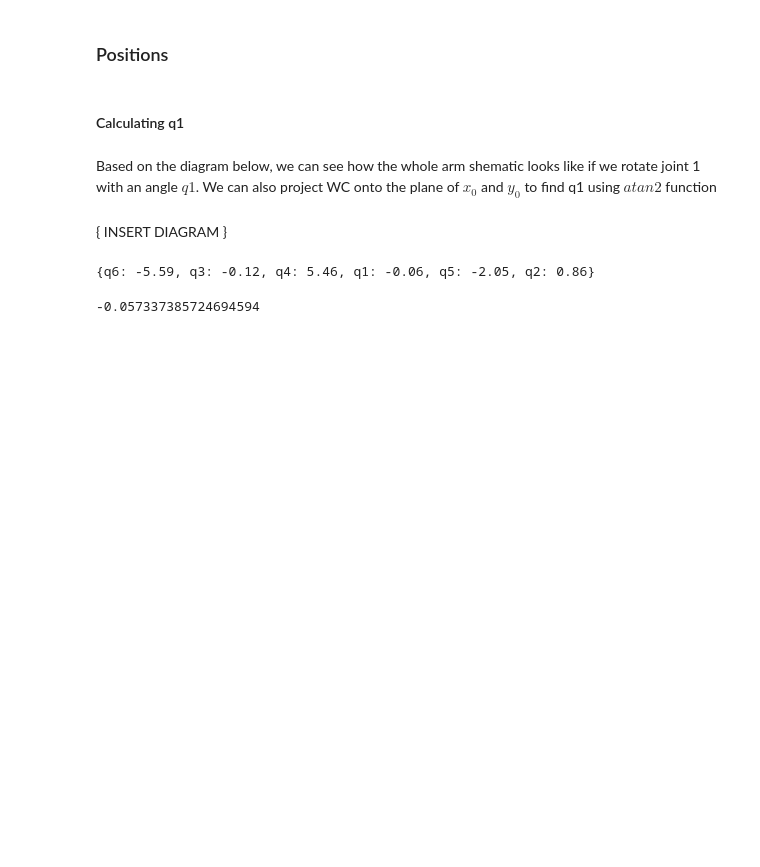
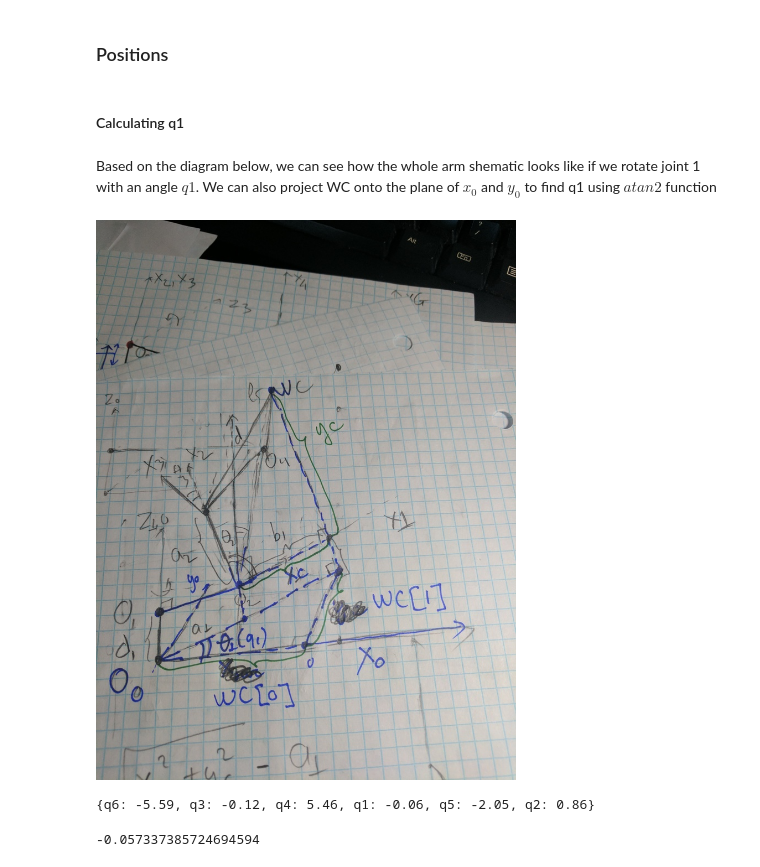
Before and after one commit to riochuong/RoboND-PickAndPlace, a Jupyter notebook: kuka_arm/scripts/Project 2 - WRITEUP.ipynb, the cells around one changed output. Saved outputs shown, nothing was run; the diff lists cells and outputs as text; code cells hidden in the pictures; blank space fills up the shorter version.

```diff
--- a/kuka_arm/scripts/Project 2 - WRITEUP.ipynb
+++ b/kuka_arm/scripts/Project 2 - WRITEUP.ipynb
@@ -281,8 +286,10 @@ We can see the WC coordinates are very close with the one from the Forward Kinem
 #### Calculating q1
 # %% [markdown]
 Based on the diagram below, we can see how the whole arm shematic looks like if we rotate joint 1 with an angle $ q1 $. We can also project WC onto the plane of $ x_0 $ and $ y_0 $ to find q1 using $ atan2 $ function
-# %% [markdown]
-{ INSERT DIAGRAM }
+# %%
+Image('pic/q1.jpg')
+# %% [output]
+[figure, added]
 # %%
 import math
 # given thetas value from Forward Kinematic
```
Also changed, not shown: parts of 30 cells of this notebook, 2 other files.
